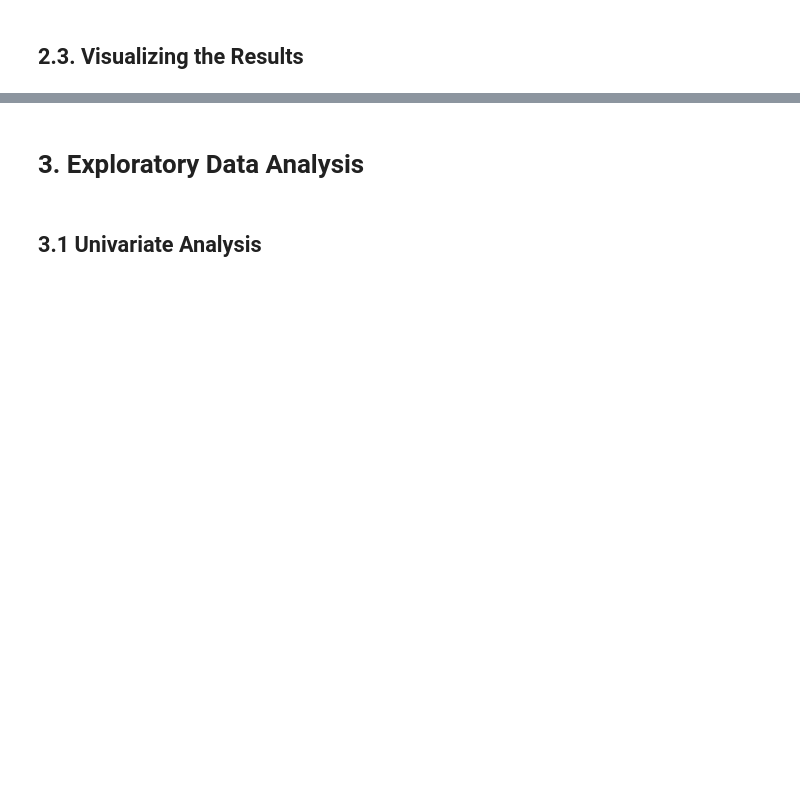
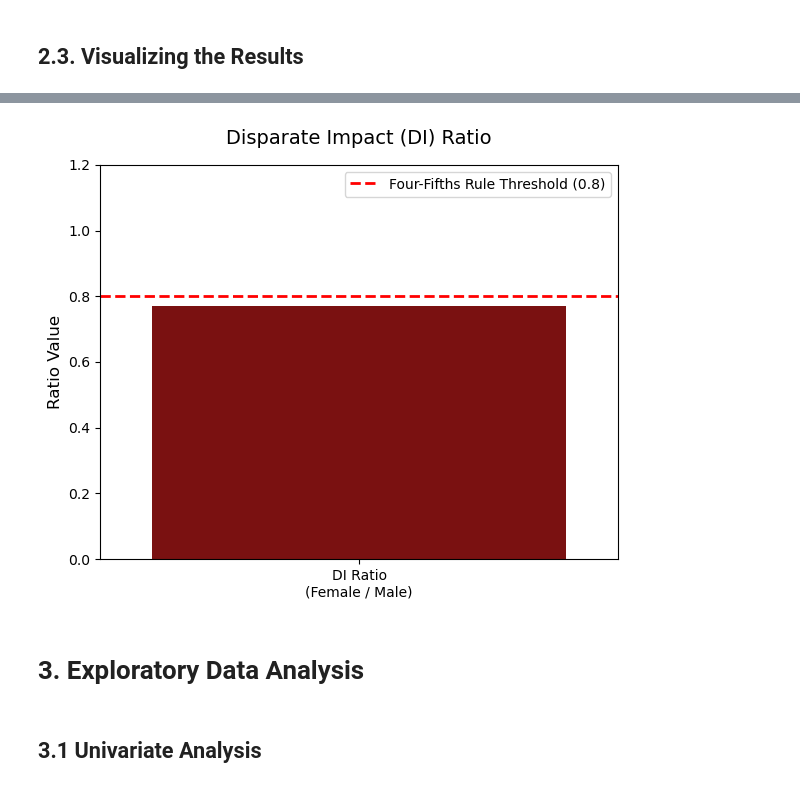
Before and after one commit to maxhaus31/dego-project-team7, a Jupyter notebook: 02_BiasAnalysis.ipynb, the cells around one changed output, grey strips where cells are left out. Drawn from its saved outputs; the diff is of its cells as text; code cells hidden in the pictures; blank space fills up the shorter version.

```diff
--- a/02_BiasAnalysis.ipynb
+++ b/02_BiasAnalysis.ipynb
@@ -167,2 +149,28 @@ asdcasdas
 # %%
-sacsdca
+### Create a small temporary dataframe just for this plot
+di_df = pd.DataFrame({'Metric': ['DI Ratio\n(Female / Male)'], 'Value': [di_ratio_gender]})
+
+bar_color = 'darkred' if di_ratio_gender < 0.8 else 'darkgreen'
+
+fig, ax = plt.subplots(figsize=(6, 5))
+sns.barplot(
+    x='Metric',
+    y='Value',
+    data=di_df,
+    color=bar_color,
+    ax=ax
+)
+
+ax.set_title('Disparate Impact (DI) Ratio', fontsize=14, pad=15)
+ax.set_ylabel('Ratio Value', fontsize=12)
+ax.set_xlabel('')
+ax.set_ylim(0, max(1.2, di_ratio_gender + 0.2))
+
+### Add horizontal threshold line
+ax.axhline(y=0.8, color='red', linestyle='--', linewidth=2, label='Four-Fifths Rule Threshold (0.8)')
+ax.legend(loc='upper right')
+
+plt.tight_layout()
+plt.show()
+# %% [output]
+[figure, added]
```
Also changed, not shown: parts of 7 cells of this notebook.
